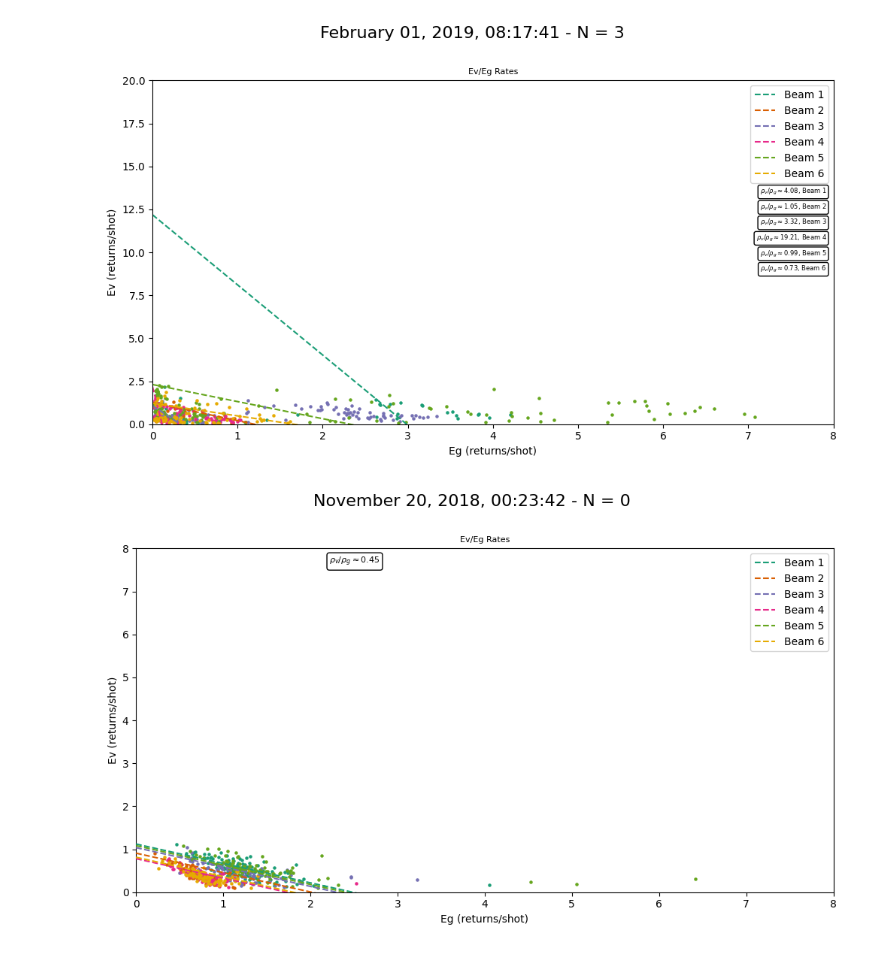
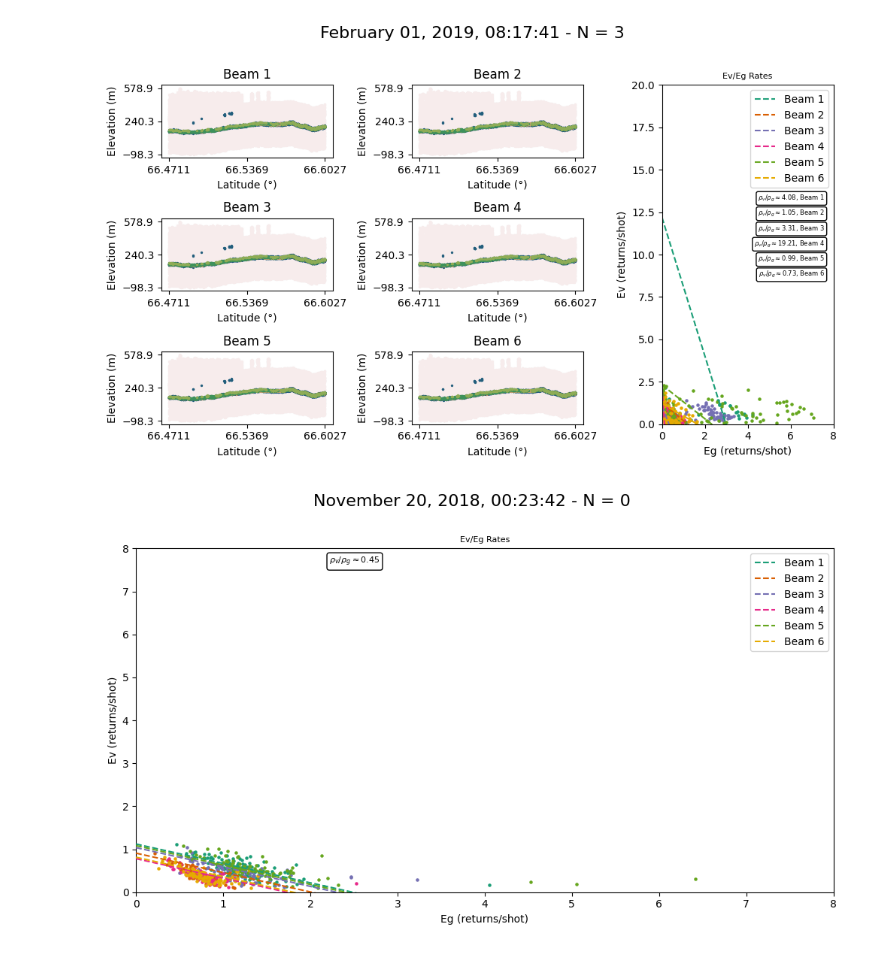
Before and after one commit to thomaslaraia/Snowstradamus, a Jupyter notebook: parallel_regression.ipynb, the cells around one changed output. Cells and saved outputs as stored; diff of their text form; code cells hidden in the pictures.

```diff
--- a/parallel_regression.ipynb
+++ b/parallel_regression.ipynb
@@ -1,28 +17,28 @@
 # %%
 from scripts.imports import os, glob, pdb, np, h5py, pd, xr, gpd, Proj, Transformer, CRS, \
                         plt, cmap, cmap2, Model, Data, ODR, datetime, rasterio, show, \
                         ccrs, cfeature
 from scripts.classes_fixed import *
 from scripts.pvpg_fixed import *
 from scripts.track_pairs import *
 from scripts.show_tracks import *
 
 %matplotlib ipympl
 
 dirpath = '../data/rovaniemi_w/'
 all_ATL03, all_ATL08 = track_pairs(dirpath)
 N = len(all_ATL03)
 
 for j in range(3,4):
     pvpg_concise(all_ATL03[j],all_ATL08[j],
                            f_scale=.1,
                            loss = 'arctan',
                            zeros = False,
                            #beam = 4,
-                           detail = 1,
+                           detail = 2,
                            file_index=j)
 # %% [output]
-[figure, old version]
+[figure, new version]
 # %%
 from scripts.imports import os, glob, pdb, np, h5py, pd, xr, gpd, Proj, Transformer, CRS, \
                         plt, cmap, cmap2, Model, Data, ODR, datetime, rasterio, show, \
```
Also changed, not shown: parts of 1 cell of this notebook, 4 other files.
